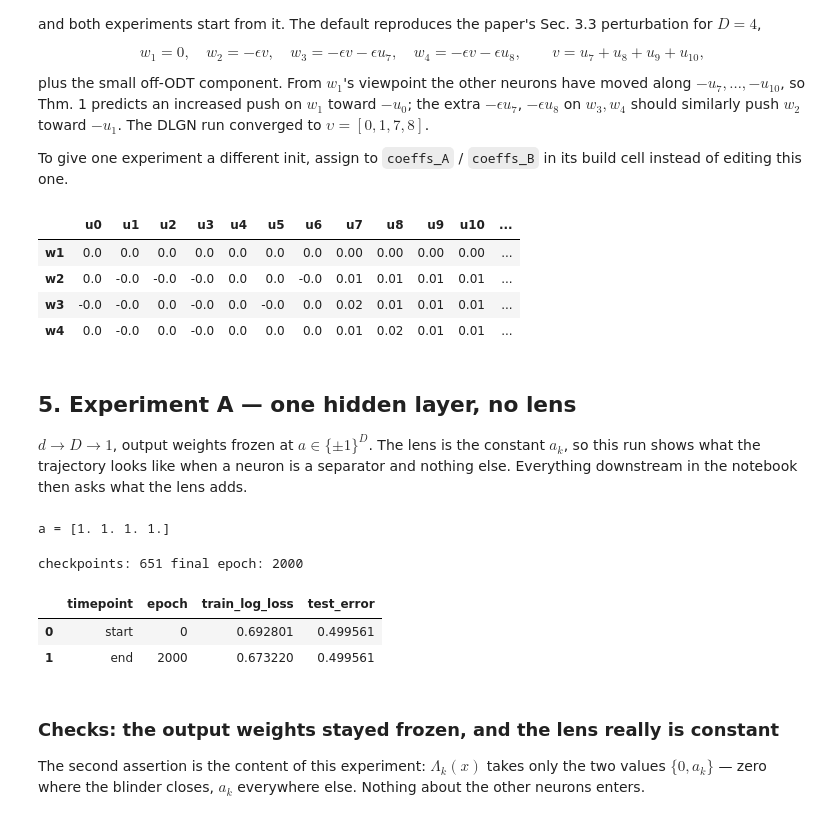
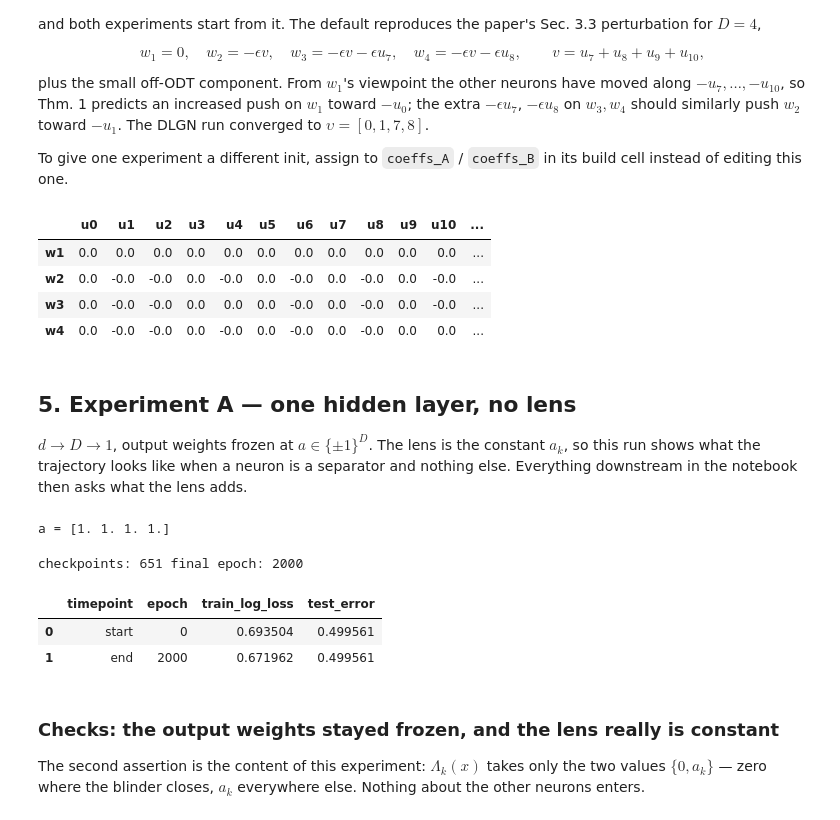
Before and after one commit to HarishGP/layer-lenses, a Jupyter notebook: notebooks/ReLU_single_path_trajectory.ipynb, the cells around one changed output. Cells and saved outputs as stored; diff of their text form; code cells hidden in the pictures.

```diff
--- a/notebooks/ReLU_single_path_trajectory.ipynb
+++ b/notebooks/ReLU_single_path_trajectory.ipynb
@@ -562,36 +590,36 @@ $-u_1$. The DLGN run converged to $\upsilon = [0, 1, 7, 8]$.
 To give one experiment a different init, assign to `coeffs_A` / `coeffs_B` in its build
 cell instead of editing this one.
 # %%
-V_NODES = [7, 8, 9, 10]     # paper's v = u_7 + u_8 + u_9 + u_10
+V_NODES = [11, 12, 13, 14]     # paper's v = u_7 + u_8 + u_9 + u_10
 
 # Row k = first-layer neuron k, column i = coefficient on ODT normal u_i.
 INIT_COEFFS = np.zeros((WIDTH_1, NUM_INTERNAL_NODES), dtype=np.float64)
 
-for node in V_NODES:        # w_2, w_3, w_4 all get -eps * v
+for node in V_NODES:
     INIT_COEFFS[1, node] += EPS
     INIT_COEFFS[2, node] += EPS
     INIT_COEFFS[3, node] += EPS
-INIT_COEFFS[2, 7] += EPS    # w_3 extra tilt toward -u_7
-INIT_COEFFS[3, 8] += EPS    # w_4 extra tilt toward -u_8
+INIT_COEFFS[2, 13] += EPS
+INIT_COEFFS[3, 14] += EPS
 
 # ---------------------------------------------------------------------------
 
 W1_INIT = build_first_layer_weights(INIT_COEFFS, tree)
 
 init_view = pd.DataFrame(
     W1_INIT @ U.T,
     index=[f"w{k + 1}" for k in range(WIDTH_1)],
     columns=[f"u{i}" for i in range(NUM_INTERNAL_NODES)],
 )
 init_view["||w||"] = np.linalg.norm(W1_INIT, axis=1)
 init_view["off-ODT norm"] = np.linalg.norm(W1_INIT - (W1_INIT @ U.T) @ U, axis=1)
 init_view.round(4)
 # %% [output]
 |  | u0 | u1 | u2 | u3 | u4 | u5 | u6 | u7 | u8 | u9 | u10 | ... |
-| w1 | 0.0 | 0.0 | 0.0 | 0.0 | 0.0 | 0.0 | 0.0 | 0.00 | 0.00 | 0.00 | 0.00 | ... |
-| w2 | 0.0 | -0.0 | -0.0 | -0.0 | 0.0 | 0.0 | -0.0 | 0.01 | 0.01 | 0.01 | 0.01 | ... |
-| w3 | -0.0 | -0.0 | 0.0 | -0.0 | 0.0 | -0.0 | 0.0 | 0.02 | 0.01 | 0.01 | 0.01 | ... |
-| w4 | 0.0 | -0.0 | 0.0 | -0.0 | 0.0 | 0.0 | 0.0 | 0.01 | 0.02 | 0.01 | 0.01 | ... |
+| w1 | 0.0 | 0.0 | 0.0 | 0.0 | 0.0 | 0.0 | 0.0 | 0.0 | 0.0 | 0.0 | 0.0 | ... |
+| w2 | 0.0 | -0.0 | -0.0 | 0.0 | -0.0 | 0.0 | -0.0 | 0.0 | -0.0 | 0.0 | -0.0 | ... |
+| w3 | 0.0 | -0.0 | -0.0 | 0.0 | 0.0 | 0.0 | -0.0 | 0.0 | -0.0 | 0.0 | -0.0 | ... |
+| w4 | 0.0 | -0.0 | -0.0 | 0.0 | -0.0 | 0.0 | -0.0 | 0.0 | -0.0 | 0.0 | 0.0 | ... |
 # %% [markdown]
 ## 5. Experiment A — one hidden layer, no lens
 
@@ -612,7 +640,7 @@ OUTPUT_SIGNS_A = np.asarray(
 
 def build_one_layer_model(w1_init: np.ndarray, output_signs=OUTPUT_SIGNS_A) -> ReLUMLP:
     """d -> D ReLU layer (trainable) -> 1 output with frozen +-1 weights."""
-    model = ReLUMLP(input_dim=DIM, hidden_dims=[WIDTH_1], bias=False)
+    model = ReLUMLP(input_dim=DIM, hidden_dims=[WIDTH_1], bias=False, activation="relu_one_at_zero")
     with torch.no_grad():
         model.hidden_layers[0].weight.copy_(torch.as_tensor(w1_init, dtype=torch.float32))
         model.output_layer.weight.copy_(
@@ -636,8 +664,8 @@ pd.DataFrame(collect_start_end_metrics(as_run(out_A)))
 a = [1. 1. 1. 1.]
 checkpoints: 651 final epoch: 2000
 |  | timepoint | epoch | train_log_loss | test_error |
-| 0 | start | 0 | 0.692801 | 0.499561 |
-| 1 | end | 2000 | 0.673220 | 0.499561 |
+| 0 | start | 0 | 0.693504 | 0.499561 |
+| 1 | end | 2000 | 0.671962 | 0.499561 |
 # %% [markdown]
 ### Checks: the output weights stayed frozen, and the lens really is constant
 
```
Also changed, not shown: parts of 10 cells of this notebook, 5 other files.
